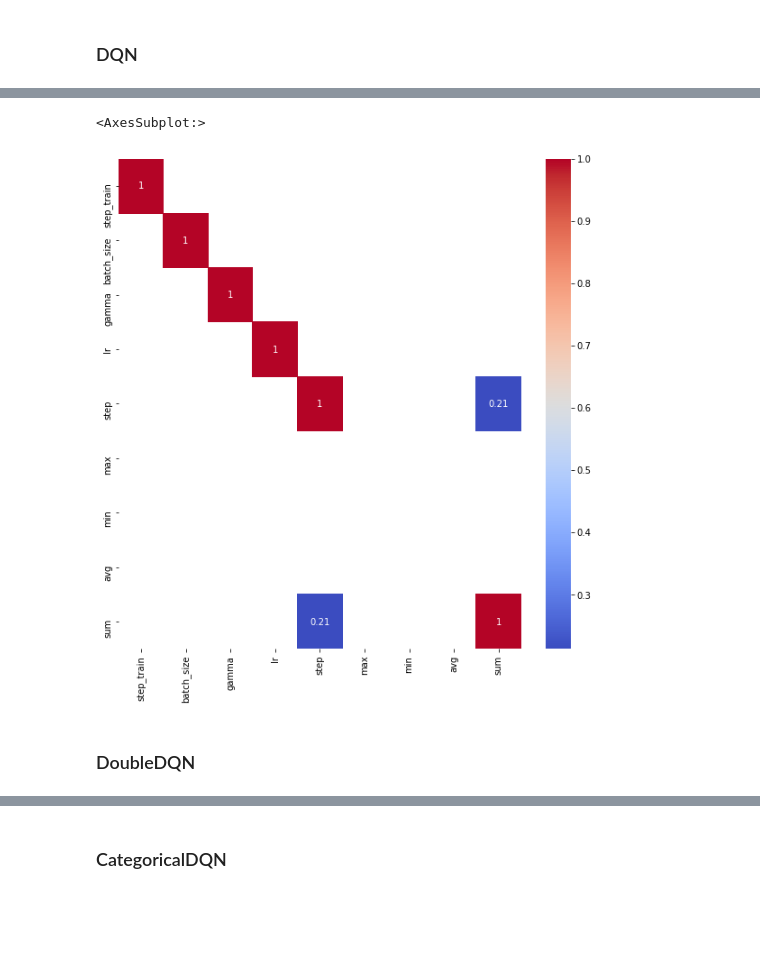
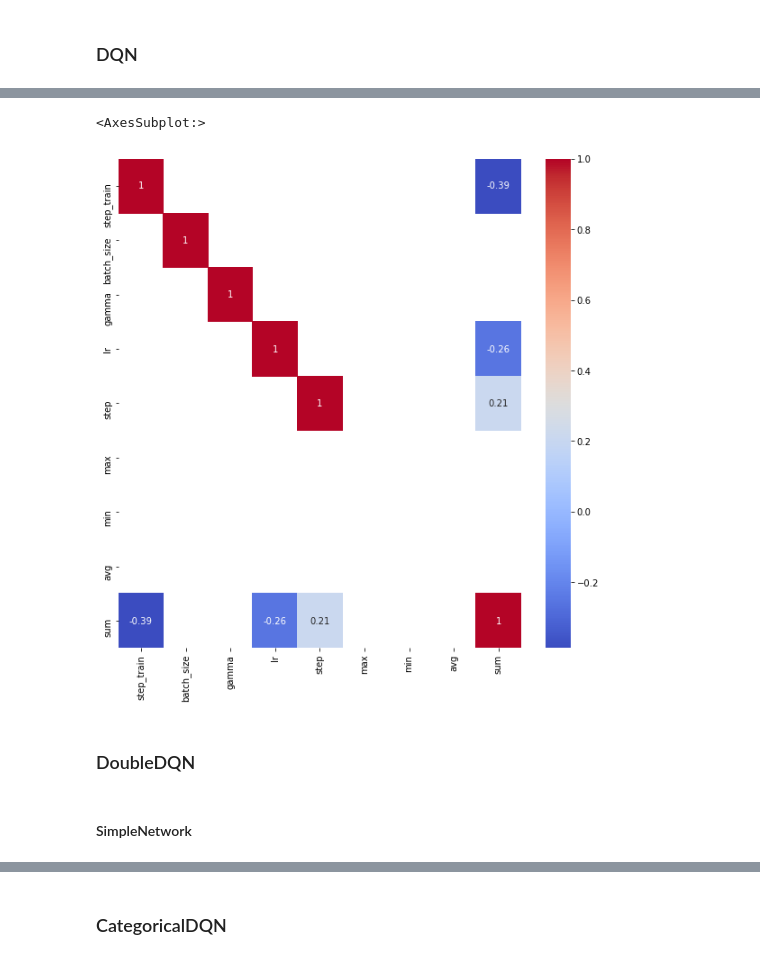
Before and after one commit to french-ai/reinforcement, a Jupyter notebook: results/Analyse_result.ipynb, the cells around one changed output, grey strips where cells are left out. Saved outputs shown, nothing was run; the diff lists cells and outputs as text; code cells hidden in the pictures; blank space fills up the shorter version.

```diff
--- a/results/Analyse_result.ipynb
+++ b/results/Analyse_result.ipynb
@@ -182,3 +150,6 @@ max(df_DQN["sum"]), min(df_DQN["sum"])
+# %%
+df_DQN = df[df["algo"] == "DQN"].copy()
+df_DQN = df_DQN[df_DQN["network"] == "SimpleDuelingNetwork"]
 # %%
 df_DQN.sort_values(by =["sum","step"],  ascending = [False, True]).head(20)
 # %% [output]
@@ -202,10 +173,12 @@ df_DQN.sort_values(by =["sum","step"],  ascending = [False, True]).head(20)
 # %%
 fig, ax = plt.subplots(figsize=(10,10))
-sns.heatmap(df_DQN.corr()[df_DQN.corr() > 0.05], annot = True, fmt='.2g',cmap= 'coolwarm', ax=ax)
+sns.heatmap(df_DQN.corr()[abs(df_DQN.corr()) > 0.05], annot = True, fmt='.2g',cmap= 'coolwarm', ax=ax)
 # %% [output]
 <AxesSubplot:>
-[figure, old version]
+[figure, new version]
 # %% [markdown]
 ### DoubleDQN
+# %% [markdown]
+#### SimpleNetwork
 # %%
 df_DoubleDQN = df[df["algo"] == "DoubleDQN"].copy()
```
Also changed, not shown: parts of 25 cells of this notebook, 3 other files.
